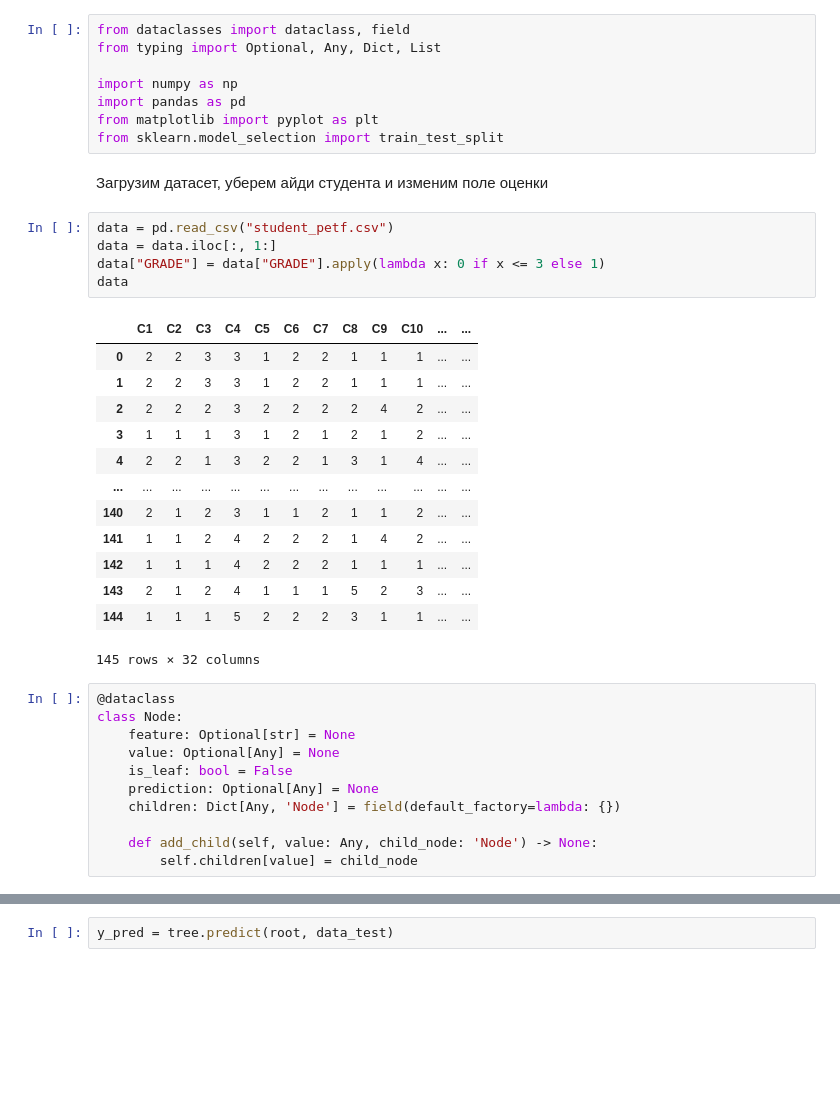
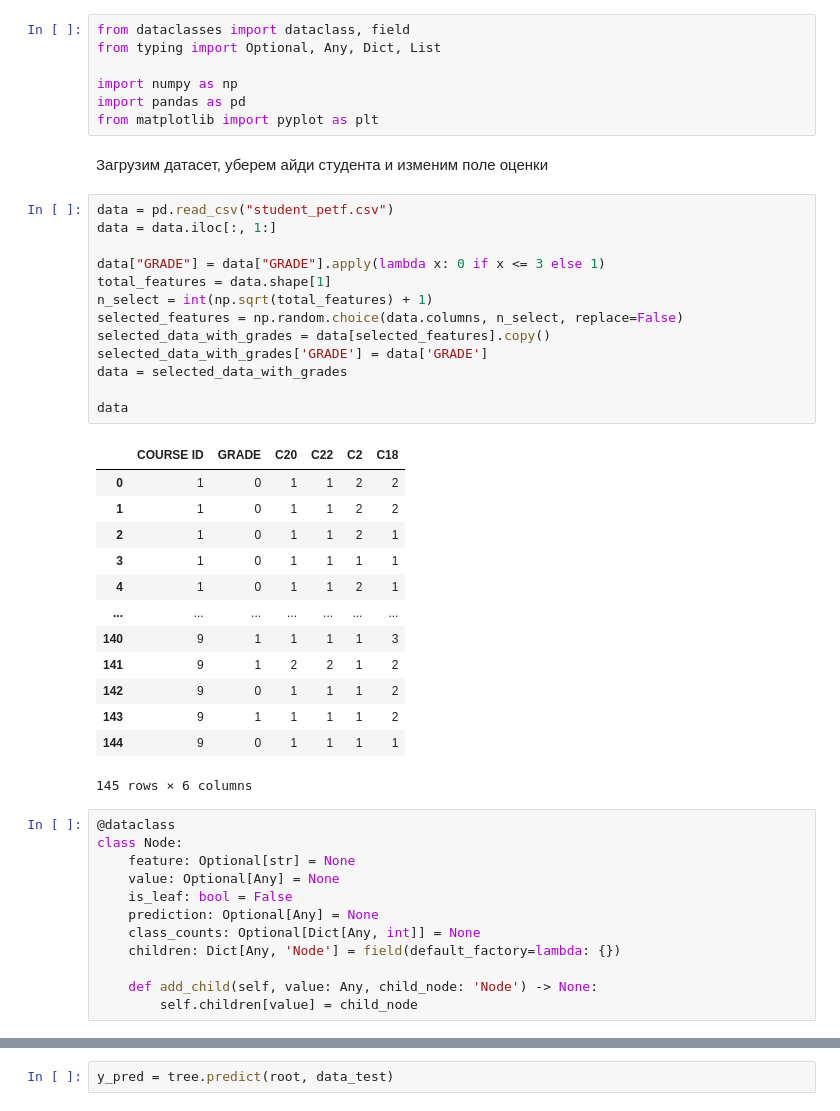
Before and after one commit to Azat2202/itmo-labs, a Jupyter notebook: 3 year/СИИ/Лабораторная работа 5/lab.ipynb, the cells around one changed output, grey strips where cells are left out. Saved outputs shown, nothing was run; the diff lists cells and outputs as text; blank space fills up the shorter version.

```diff
--- a/3 year/СИИ/Лабораторная работа 5/lab.ipynb
+++ b/3 year/СИИ/Лабораторная работа 5/lab.ipynb
@@ -5,28 +5,35 @@ from typing import Optional, Any, Dict, List
 import numpy as np
 import pandas as pd
 from matplotlib import pyplot as plt
-from sklearn.model_selection import train_test_split
 # %% [markdown]
 Загрузим датасет, уберем айди студента и изменим поле оценки
 # %%
 data = pd.read_csv("student_petf.csv")
 data = data.iloc[:, 1:]
+
 data["GRADE"] = data["GRADE"].apply(lambda x: 0 if x <= 3 else 1)
+total_features = data.shape[1]
+n_select = int(np.sqrt(total_features) + 1)
+selected_features = np.random.choice(data.columns, n_select, replace=False)
+selected_data_with_grades = data[selected_features].copy()
+selected_data_with_grades['GRADE'] = data['GRADE']
+data = selected_data_with_grades
+
 data
 # %% [output]
-|  | C1 | C2 | C3 | C4 | C5 | C6 | C7 | C8 | C9 | C10 | ... | ... |
-| 0 | 2 | 2 | 3 | 3 | 1 | 2 | 2 | 1 | 1 | 1 | ... | ... |
-| 1 | 2 | 2 | 3 | 3 | 1 | 2 | 2 | 1 | 1 | 1 | ... | ... |
-| 2 | 2 | 2 | 2 | 3 | 2 | 2 | 2 | 2 | 4 | 2 | ... | ... |
-| 3 | 1 | 1 | 1 | 3 | 1 | 2 | 1 | 2 | 1 | 2 | ... | ... |
-| 4 | 2 | 2 | 1 | 3 | 2 | 2 | 1 | 3 | 1 | 4 | ... | ... |
-| ... | ... | ... | ... | ... | ... | ... | ... | ... | ... | ... | ... | ... |
-| 140 | 2 | 1 | 2 | 3 | 1 | 1 | 2 | 1 | 1 | 2 | ... | ... |
-| 141 | 1 | 1 | 2 | 4 | 2 | 2 | 2 | 1 | 4 | 2 | ... | ... |
-| 142 | 1 | 1 | 1 | 4 | 2 | 2 | 2 | 1 | 1 | 1 | ... | ... |
-| 143 | 2 | 1 | 2 | 4 | 1 | 1 | 1 | 5 | 2 | 3 | ... | ... |
-| 144 | 1 | 1 | 1 | 5 | 2 | 2 | 2 | 3 | 1 | 1 | ... | ... |
+|  | COURSE ID | GRADE | C20 | C22 | C2 | C18 |
+| 0 | 1 | 0 | 1 | 1 | 2 | 2 |
+| 1 | 1 | 0 | 1 | 1 | 2 | 2 |
+| 2 | 1 | 0 | 1 | 1 | 2 | 1 |
+| 3 | 1 | 0 | 1 | 1 | 1 | 1 |
+| 4 | 1 | 0 | 1 | 1 | 2 | 1 |
+| ... | ... | ... | ... | ... | ... | ... |
+| 140 | 9 | 1 | 1 | 1 | 1 | 3 |
+| 141 | 9 | 1 | 2 | 2 | 1 | 2 |
+| 142 | 9 | 0 | 1 | 1 | 1 | 2 |
+| 143 | 9 | 1 | 1 | 1 | 1 | 2 |
+| 144 | 9 | 0 | 1 | 1 | 1 | 1 |
-145 rows × 32 columns
+145 rows × 6 columns
 # %%
 @dataclass
 class Node:
@@ -34,6 +41,7 @@ class Node:
     value: Optional[Any] = None
     is_leaf: bool = False
     prediction: Optional[Any] = None
+    class_counts: Optional[Dict[Any, int]] = None
     children: Dict[Any, 'Node'] = field(default_factory=lambda: {})
 
     def add_child(self, value: Any, child_node: 'Node') -> None:
```
Also changed, not shown: parts of 8 cells of this notebook.
